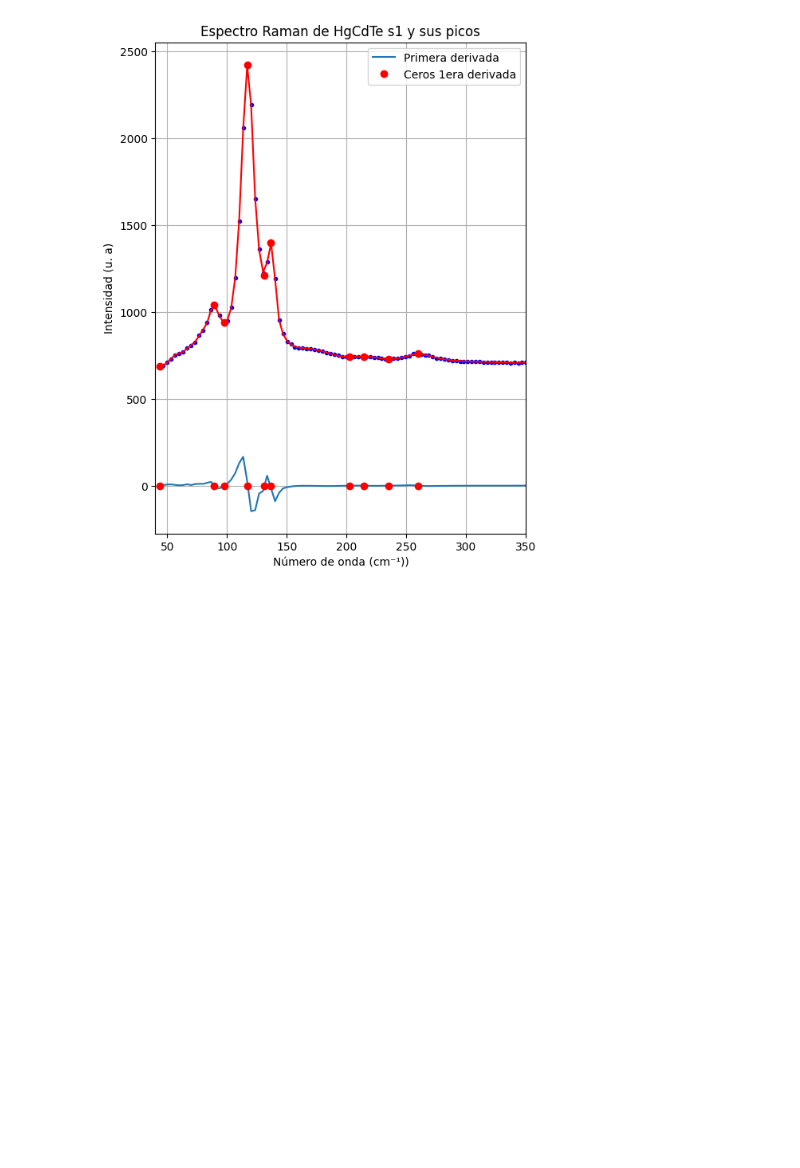
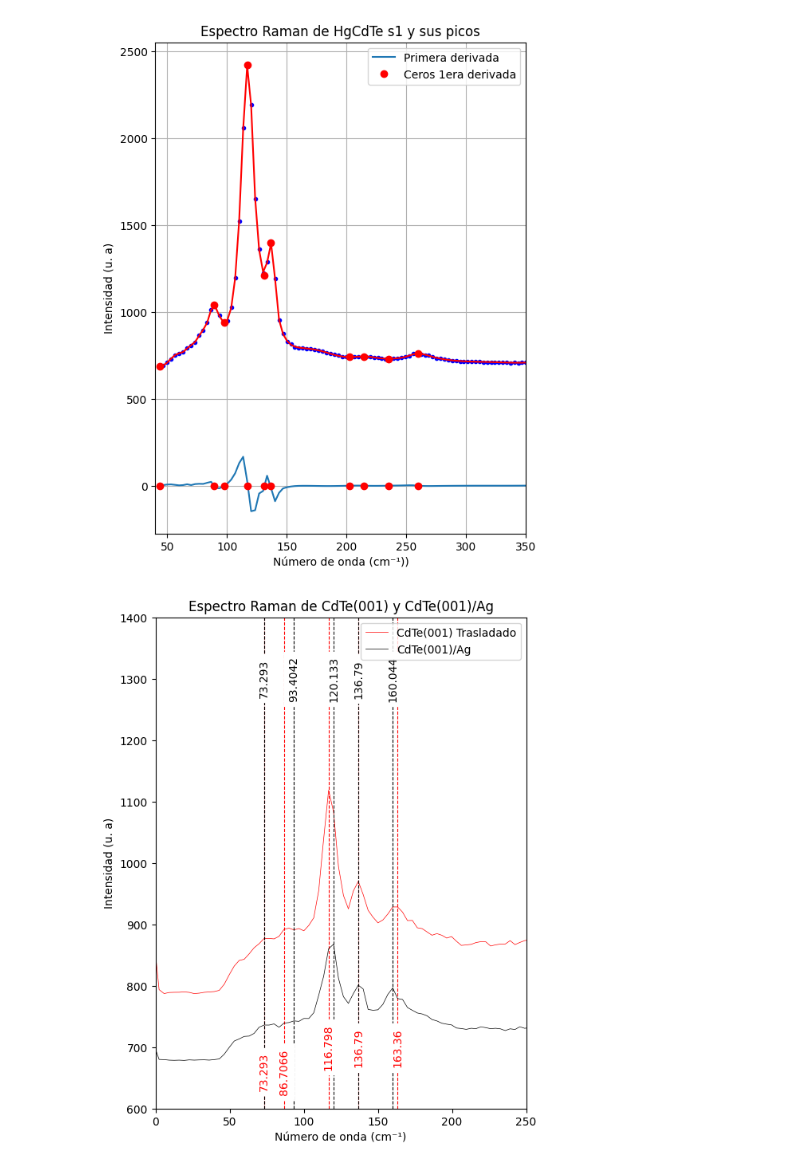
Before and after one commit to cutberto-balderas/master-thesis-project, a Jupyter notebook: jupyter-notebooks/raman-plot/raman-plot.ipynb, the cells around one changed output. Saved outputs shown, nothing was run; the diff lists cells and outputs as text; code cells hidden in the pictures; blank space fills up the shorter version.

```diff
--- a/jupyter-notebooks/raman-plot/raman-plot.ipynb
+++ b/jupyter-notebooks/raman-plot/raman-plot.ipynb
@@ -461,3 +461,54 @@ Raices de 1era D de HgCdTe s1 = [ 43.47710431  88.89792541  98.03495092 117.2317
  136.37214297 202.721221   214.09878858 235.16998738 259.56162157]
 [figure]
 [figure]
+# %%
+fig1 = plt.figure(figsize = (6, 8))
+plt.title("Espectro Raman de CdTe(001) y CdTe(001)/Ag")
+
+plt.xlabel('Número de onda (cm⁻¹)')
+plt.ylabel("Intensidad (u. a)")
+
+plt.xlim(0, 250)
+plt.ylim(600, 1400)
+
+plt.plot(CdTe_001_T[::, 0], CdTe_001_T[::, 1], linewidth=0.5, label = 'CdTe(001) Trasladado', color = 'r')
+#peaks
+#1
+plt.axvline(x = 73.293, color = 'r', linewidth = 0.8, linestyle = '--')
+plt.text(73.293, 660, '73.293',color = 'r', ha='center', va='center', rotation='vertical', backgroundcolor='w')
+#2
+plt.axvline(x = 86.7066, color = 'r', linewidth = 0.8, linestyle = '--')
+plt.text(86.7066, 660, '86.7066',color = 'r', ha='center', va='center',rotation='vertical', backgroundcolor='w')
+#3
+plt.axvline(x = 116.798	, color = 'r', linewidth = 0.8, linestyle = '--')
+plt.text(116.79, 700, '116.798',color = 'r', ha='center', va='center',rotation='vertical', backgroundcolor='w')
+#4
+plt.axvline(x = 136.79, color = 'r', linewidth = 0.8, linestyle = '--')
+plt.text(136.79, 700, '136.79',color = 'r', ha='center', va='center',rotation='vertical', backgroundcolor='w')
+#5
+plt.axvline(x = 163.36, color = 'r', linewidth = 0.8, linestyle = '--')
+plt.text(163.36, 700, '163.36',color = 'r', ha='center', va='center',rotation='vertical', backgroundcolor='w')
+
+plt.plot(CdTe_001_Ag[::, 0], CdTe_001_Ag[::, 1], linewidth=0.5, label = 'CdTe(001)/Ag', color = 'black')
+#1
+plt.axvline(x = 73.293, color = 'black', linewidth = 0.8, linestyle = '--')
+plt.text(73.293, 1300, '73.293', ha='center', va='center', rotation='vertical', backgroundcolor='w')
+#2
+plt.axvline(x = 93.4042, color = 'black', linewidth = 0.8, linestyle = '--')
+plt.text(93.4042, 1300, '93.4042', ha='center', va='center',rotation='vertical', backgroundcolor='w')
+#3
+plt.axvline(x = 120.133	, color = 'black', linewidth = 0.8, linestyle = '--')
+plt.text(120.133, 1300, '120.133', ha='center', va='center',rotation='vertical', backgroundcolor='w')
+#4
+plt.axvline(x = 136.79, color = 'black', linewidth = 0.8, linestyle = '--')
+plt.text(136.79, 1300, '136.79', ha='center', va='center',rotation='vertical', backgroundcolor='w')
+#5
+plt.axvline(x = 160.044, color = 'black', linewidth = 0.8, linestyle = '--')
+plt.text(160.044, 1300, '160.044', ha='center', va='center',rotation='vertical', backgroundcolor='w')
+
+
+plt.legend(loc="upper right")
+plt.savefig("raman-CdTeAg-250-T.pdf")
+#plt.savefig("raman-CdTeAg-250.pdf")
+# %% [output]
+[figure, added]
```
Also changed, not shown: parts of 9 cells of this notebook, 55 other files.
